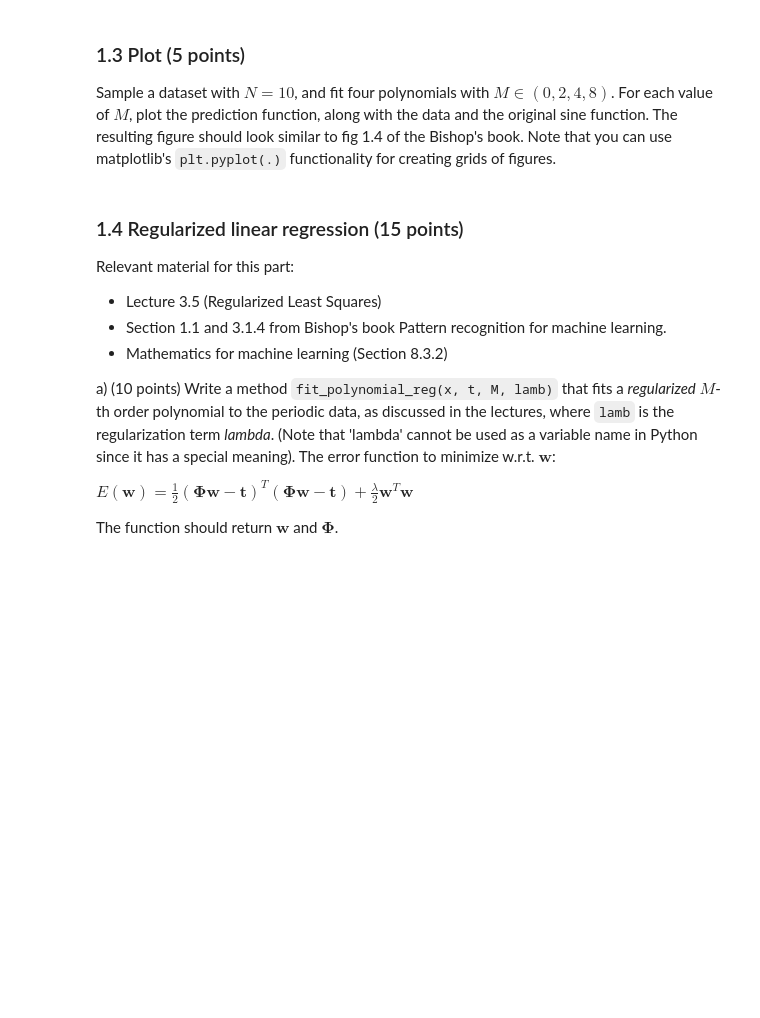
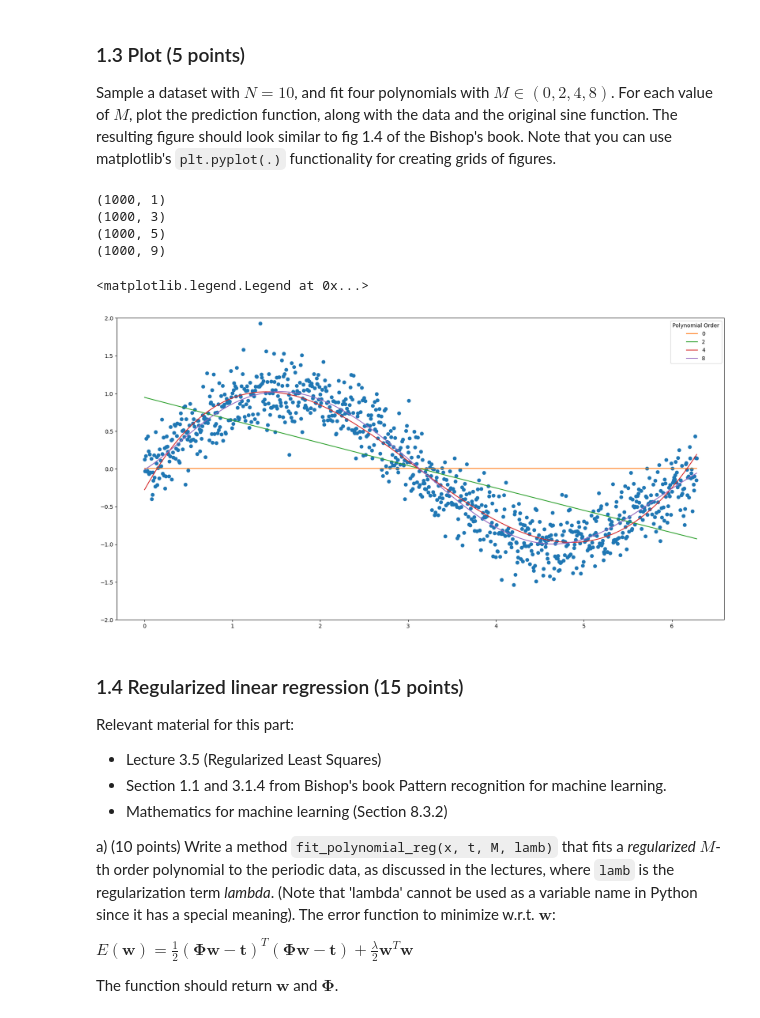
Before and after one commit to OlineRanum/Machine-Learning-1, a Jupyter notebook: Lab1/14244950_13239821_lab1.ipynb, the cells around one changed output. Cells and saved outputs as stored; diff of their text form; code cells hidden in the pictures; blank space fills up the shorter version.

Commit message:
Solved 0th order error

```diff
--- a/Lab1/14244950_13239821_lab1.ipynb
+++ b/Lab1/14244950_13239821_lab1.ipynb
@@ -155,14 +161,17 @@ def designmatrix(x, M): # it is highly recommended to write a helper function th
     a = np.ones(x.shape[0])
     for i in range(M):
         a = np.c_[a, np.power(x, i+1)]
+    if(M == 0):
+        a = np.reshape(a, (x.shape[0], 1))
     return a
 
 def fit_polynomial(x, t, M):
-    #TODO: Resolve M = 0
     Phi = designmatrix(x, M)
-    A = np.matmul(Phi.T, Phi)
-    invA = np.linalg.inv(A)
-    B = np.matmul(invA, Phi.T)
+    print(Phi.shape)
+    B = np.linalg.pinv(Phi)
+    #A = np.matmul(Phi.T, Phi)
+    #invA = np.linalg.inv(A)
+    #B = np.matmul(invA, Phi.T)
     w_ml = np.matmul(B, t.T)
     return w_ml, Phi
 # %%
@@ -182,29 +191,37 @@ For each value of $M$, plot the prediction function, along with the data and the
 # %%
 
 np.random.seed(42)
 N = 1000
 x, t = gen_sine(N)
-m = [2, 4, 8]
+m = [0, 2
+     , 4, 8]
 n_m = len(m)
 
 
 w_grouped = []
 Phi_grouped = []
 prediction = []
 
 for i in range(n_m):
     _w, _Phi = fit_polynomial(x, t, m[i])
     w_grouped.append(_w)
     Phi_grouped.append(_Phi)
     prediction.append(np.matmul(_Phi, _w))
-    print(_w)
 
 
 
 plot(x, t, "o")
 for i, pred in enumerate(prediction):
     plot(x, pred, label=f"{m[i]}")
 ylim((-2, 2))
+legend(title = "Polynomial Order")
+# %% [output]
+(1000, 1)
+(1000, 3)
+(1000, 5)
+(1000, 9)
+<matplotlib.legend.Legend at 0x...>
+[figure, added]
 # %% [markdown]
 ### 1.4 Regularized linear regression (15 points)
 
```
Also changed, not shown: parts of 2 cells of this notebook.
